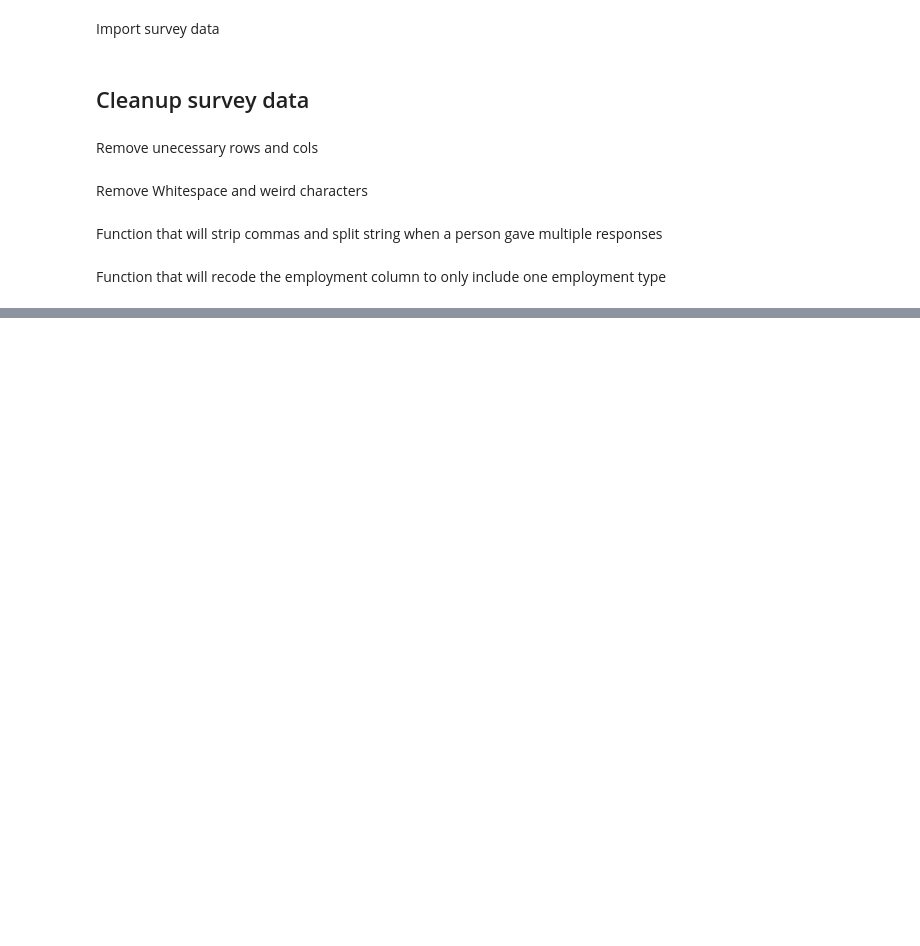
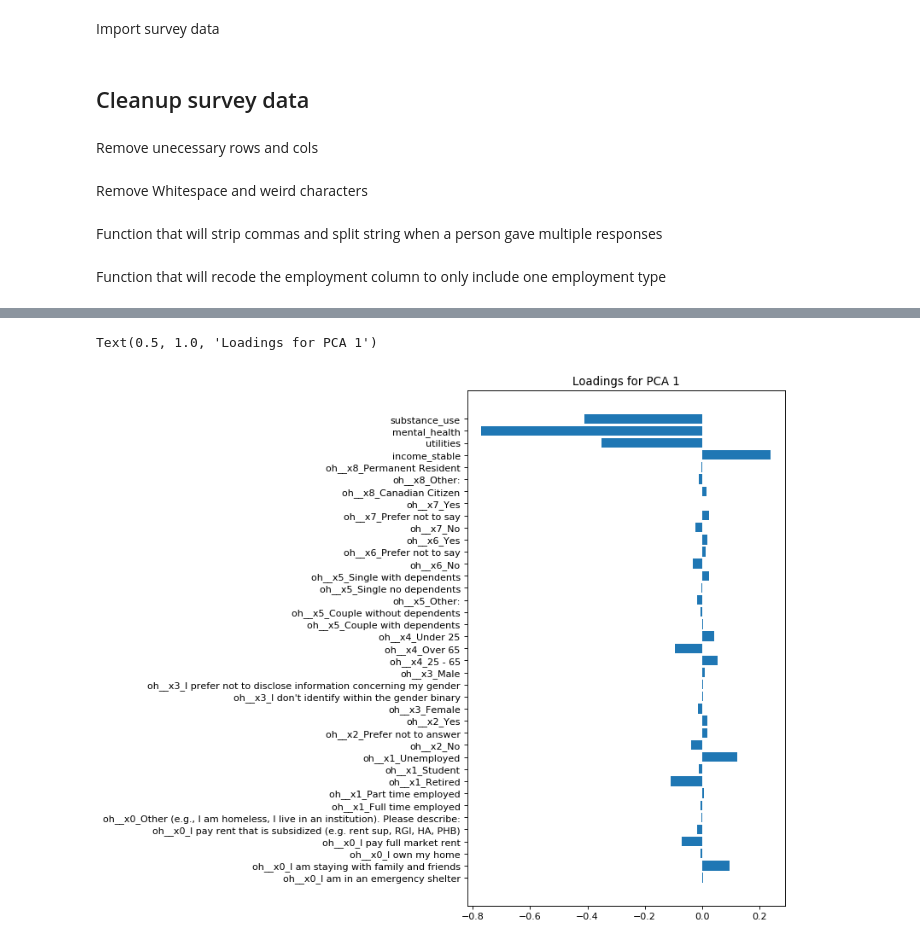
Before and after one commit to jbmoskow/CommunityHousingProject, a Jupyter notebook: CHP_PCA.ipynb, the cells around one changed output, grey strips where cells are left out. Drawn from its saved outputs; the diff is of its cells as text; code cells hidden in the pictures; blank space fills up the shorter version.

```diff
--- a/CHP_PCA.ipynb
+++ b/CHP_PCA.ipynb
@@ -104,0 +229,13 @@ list(survey.columns) # check col names
+# %%
+cat = [col for col in surveyProc.columns.values] # x-val
+loadings = pca.components_ # PCA loadings
+loadingsPC1 = loadings[0,:] # PCA1
+loadingsPC2 = loadings[1,:] # PCA2
+# %%
+# Plotting
+plt.figure(num=None, figsize=(6, 10), dpi=80, facecolor='w', edgecolor='k')
+plt.barh(cat,loadingsPC1)
+plt.title('Loadings for PCA 1')
+# %% [output]
+Text(0.5, 1.0, 'Loadings for PCA 1')
+[figure, added]
```
Also changed, not shown: parts of 21 cells of this notebook.
